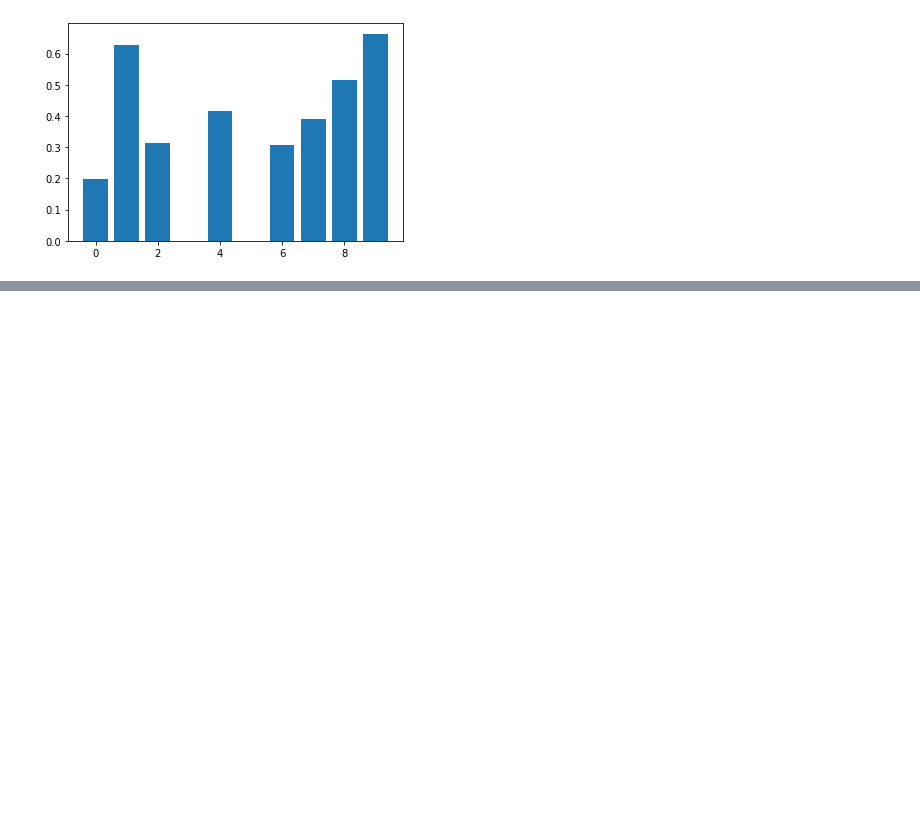
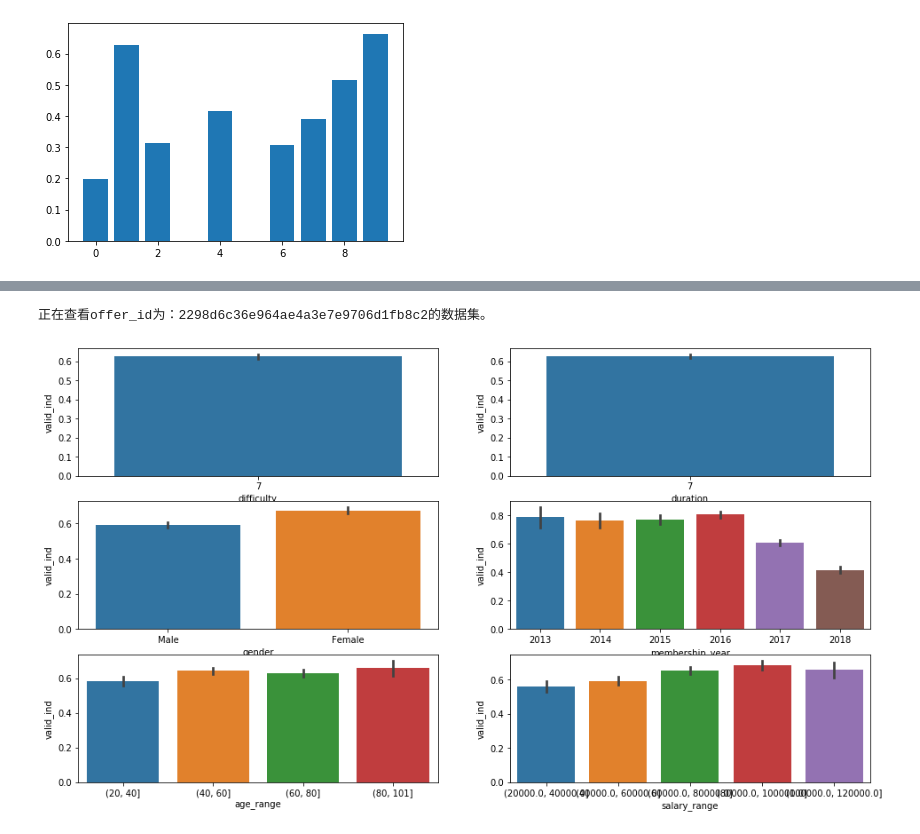
Before and after one commit to heroqsx/Starbucks_Project, a Jupyter notebook: Starbucks_Capstone_notebook-zh.ipynb, the cells around one changed output, grey strips where cells are left out. Saved outputs shown, nothing was run; the diff lists cells and outputs as text; code cells hidden in the pictures; blank space fills up the shorter version.

```diff
--- a/Starbucks_Capstone_notebook-zh.ipynb
+++ b/Starbucks_Capstone_notebook-zh.ipynb
@@ -642,0 +639,6 @@ offer_completed[offer_completed["consumer_id"]=="d7d5dc9730ff479c840e10eaa190e8b
+# %%
+# 查看完成率高的数据集的情况
+visualize_output("2298d6c36e964ae4a3e7e9706d1fb8c2")
+# %% [output]
+正在查看offer_id为：2298d6c36e964ae4a3e7e9706d1fb8c2的数据集。
+[figure, added]
```
Also changed, not shown: parts of 15 cells of this notebook, 1 other file.
